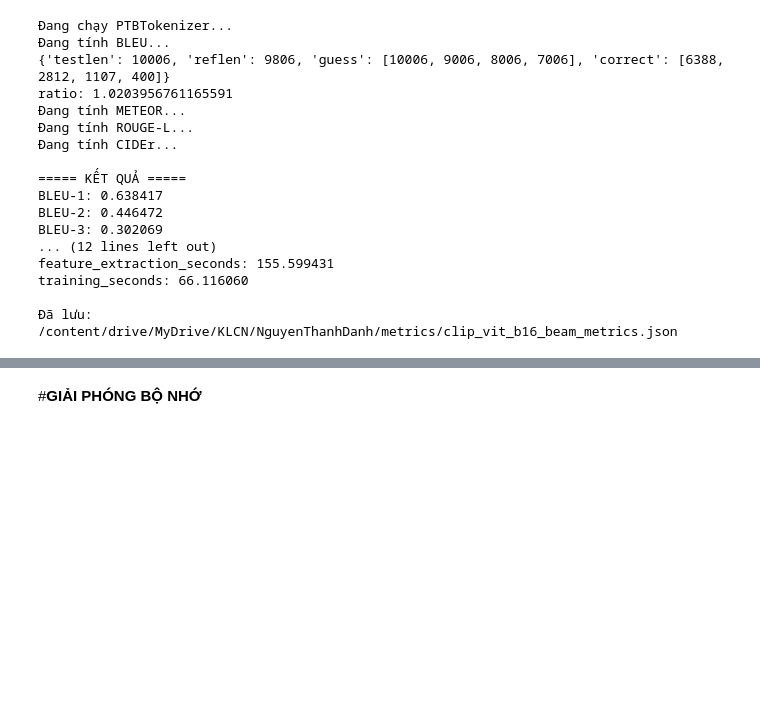
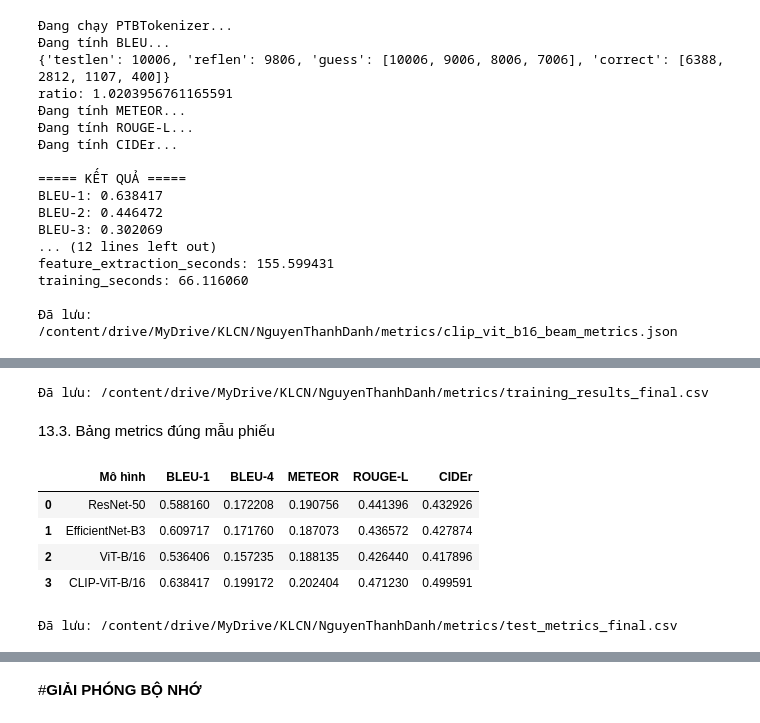
Before and after one commit to danhhuit/image-captioning-distillation, a Jupyter notebook: Tuan02.ipynb, the cells around one changed output, grey strips where cells are left out. Drawn from its saved outputs; the diff is of its cells as text; code cells hidden in the pictures; blank space fills up the shorter version.

```diff
--- a/Tuan02.ipynb
+++ b/Tuan02.ipynb
@@ -2089,0 +2821,64 @@ training_seconds: 66.116060
+# %%
+training_result_path = (
+    METRIC_DIR /
+    "training_results_final.csv"
+)
+
+training_result_df.to_csv(
+    training_result_path,
+    index=False,
+    encoding="utf-8-sig"
+)
+
+print("Đã lưu:", training_result_path)
+# %% [output]
+Đã lưu: /content/drive/MyDrive/KLCN/NguyenThanhDanh/metrics/training_results_final.csv
+# %% [markdown]
+13.3. Bảng metrics đúng mẫu phiếu
+# %%
+test_metric_rows = []
+
+for result in metric_results:
+    test_metric_rows.append({
+        "Mô hình": MODEL_DISPLAY_NAMES[
+            result["model_name"]
+        ],
+        "BLEU-1": result["BLEU-1"],
+        "BLEU-4": result["BLEU-4"],
+        "METEOR": result["METEOR"],
+        "ROUGE-L": result["ROUGE-L"],
+        "CIDEr": result["CIDEr"]
+    })
+
+test_metric_df = pd.DataFrame(test_metric_rows)
+
+test_metric_df = test_metric_df.round({
+    "BLEU-1": 6,
+    "BLEU-4": 6,
+    "METEOR": 6,
+    "ROUGE-L": 6,
+    "CIDEr": 6
+})
+
+display(test_metric_df)
+# %% [output]
+|  | Mô hình | BLEU-1 | BLEU-4 | METEOR | ROUGE-L | CIDEr |
+| 0 | ResNet-50 | 0.588160 | 0.172208 | 0.190756 | 0.441396 | 0.432926 |
+| 1 | EfficientNet-B3 | 0.609717 | 0.171760 | 0.187073 | 0.436572 | 0.427874 |
+| 2 | ViT-B/16 | 0.536406 | 0.157235 | 0.188135 | 0.426440 | 0.417896 |
+| 3 | CLIP-ViT-B/16 | 0.638417 | 0.199172 | 0.202404 | 0.471230 | 0.499591 |
+# %%
+test_metric_path = (
+    METRIC_DIR /
+    "test_metrics_final.csv"
+)
+
+test_metric_df.to_csv(
+    test_metric_path,
+    index=False,
+    encoding="utf-8-sig"
+)
+
+print("Đã lưu:", test_metric_path)
+# %% [output]
+Đã lưu: /content/drive/MyDrive/KLCN/NguyenThanhDanh/metrics/test_metrics_final.csv
```
Also changed, not shown: parts of 37 cells of this notebook.
